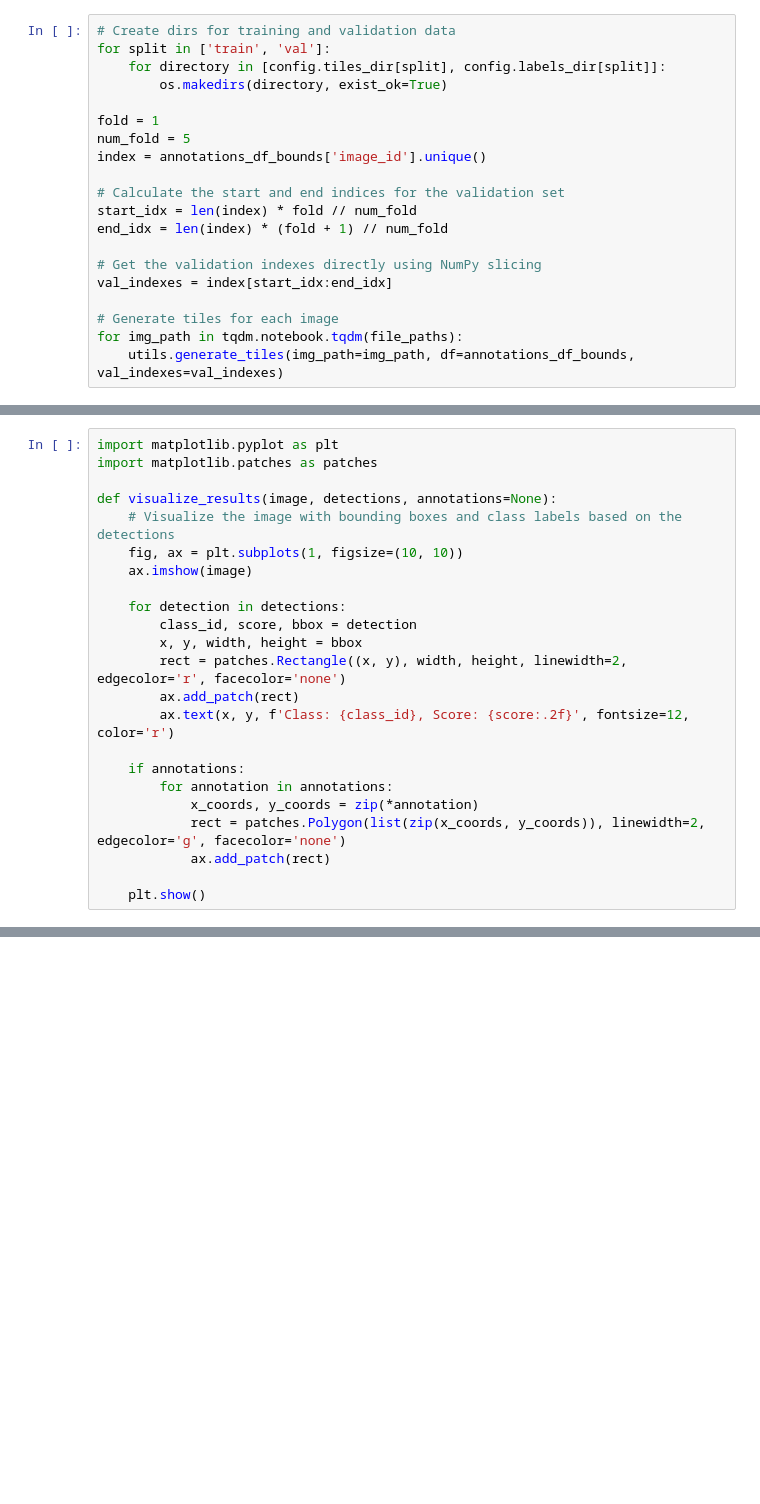
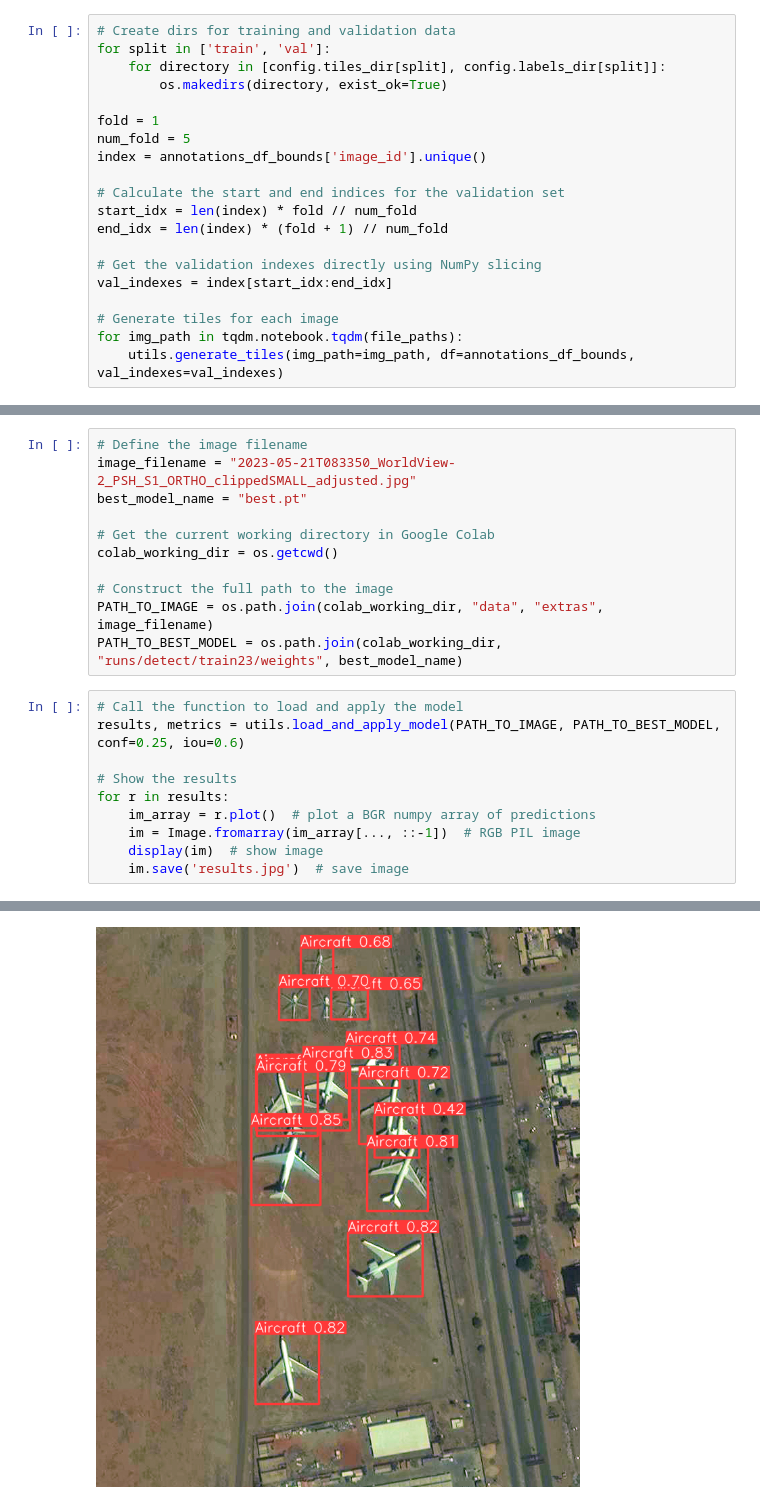
Before and after one commit to floew2/aircraft-detection-deeplearning, a Jupyter notebook: airplane_detection.ipynb, the cells around one changed output, grey strips where cells are left out. Saved outputs shown, nothing was run; the diff lists cells and outputs as text; blank space fills up the shorter version.

```diff
--- a/airplane_detection.ipynb
+++ b/airplane_detection.ipynb
@@ -448,23 +333,22 @@ def detect_objects(image_path, model):
-# %%
-import matplotlib.pyplot as plt
-import matplotlib.patches as patches
-
-def visualize_results(image, detections, annotations=None):
-    # Visualize the image with bounding boxes and class labels based on the detections
-    fig, ax = plt.subplots(1, figsize=(10, 10))
-    ax.imshow(image)
-
-    for detection in detections:
-        class_id, score, bbox = detection
-        x, y, width, height = bbox
-        rect = patches.Rectangle((x, y), width, height, linewidth=2, edgecolor='r', facecolor='none')
-        ax.add_patch(rect)
-        ax.text(x, y, f'Class: {class_id}, Score: {score:.2f}', fontsize=12, color='r')
-
-    if annotations:
-        for annotation in annotations:
-            x_coords, y_coords = zip(*annotation)
-            rect = patches.Polygon(list(zip(x_coords, y_coords)), linewidth=2, edgecolor='g', facecolor='none')
-            ax.add_patch(rect)
-
-    plt.show()
+# %%
+# Define the image filename
+image_filename = "2023-05-21T083350_WorldView-2_PSH_S1_ORTHO_clippedSMALL_adjusted.jpg"
+best_model_name = "best.pt"
+
+# Get the current working directory in Google Colab
+colab_working_dir = os.getcwd()
+
+# Construct the full path to the image
+PATH_TO_IMAGE = os.path.join(colab_working_dir, "data", "extras", image_filename)
+PATH_TO_BEST_MODEL = os.path.join(colab_working_dir, "runs/detect/train23/weights", best_model_name)
+# %%
+# Call the function to load and apply the model
+results, metrics = utils.load_and_apply_model(PATH_TO_IMAGE, PATH_TO_BEST_MODEL, conf=0.25, iou=0.6)
+
+# Show the results
+for r in results:
+    im_array = r.plot()  # plot a BGR numpy array of predictions
+    im = Image.fromarray(im_array[..., ::-1])  # RGB PIL image
+    display(im)  # show image
+    im.save('results.jpg')  # save image
+# %% [output]
@@ -470,0 +362 @@ def visualize_results(image, detections, annotations=None):
+[figure, added]
```
Also changed, not shown: parts of 39 cells of this notebook, 1 other file.
